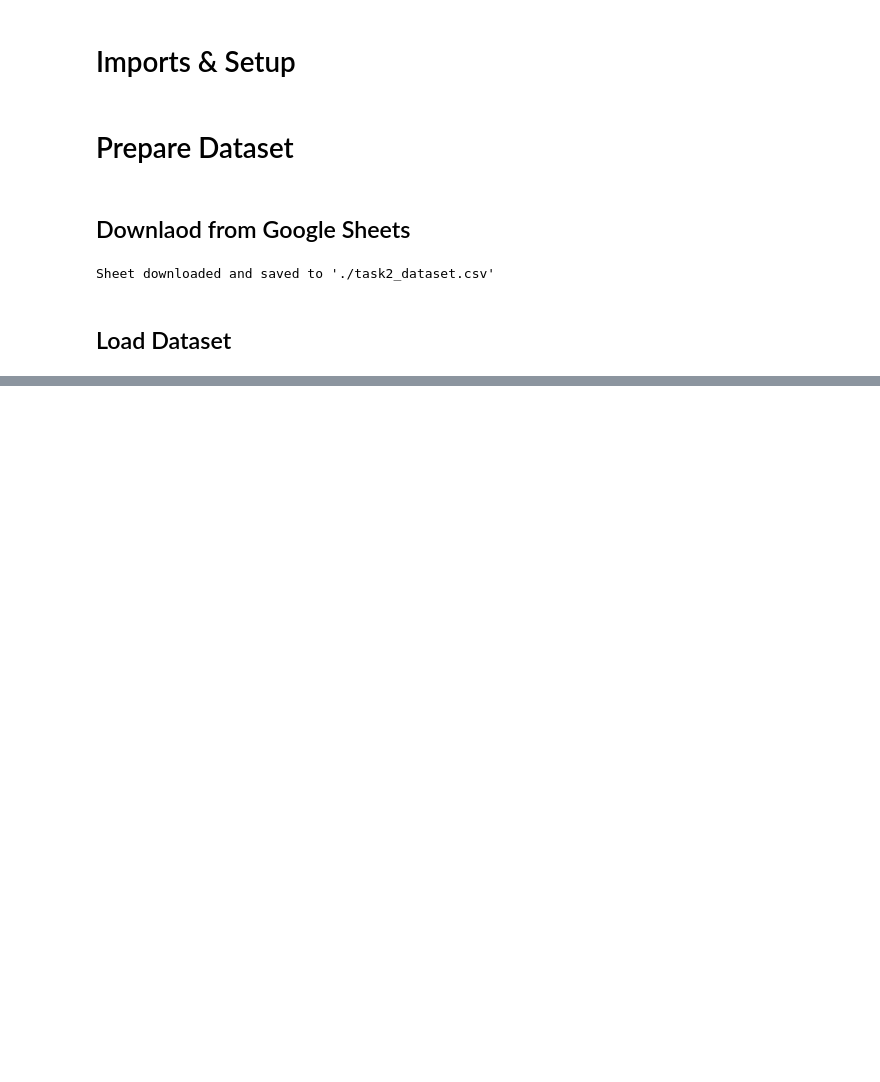
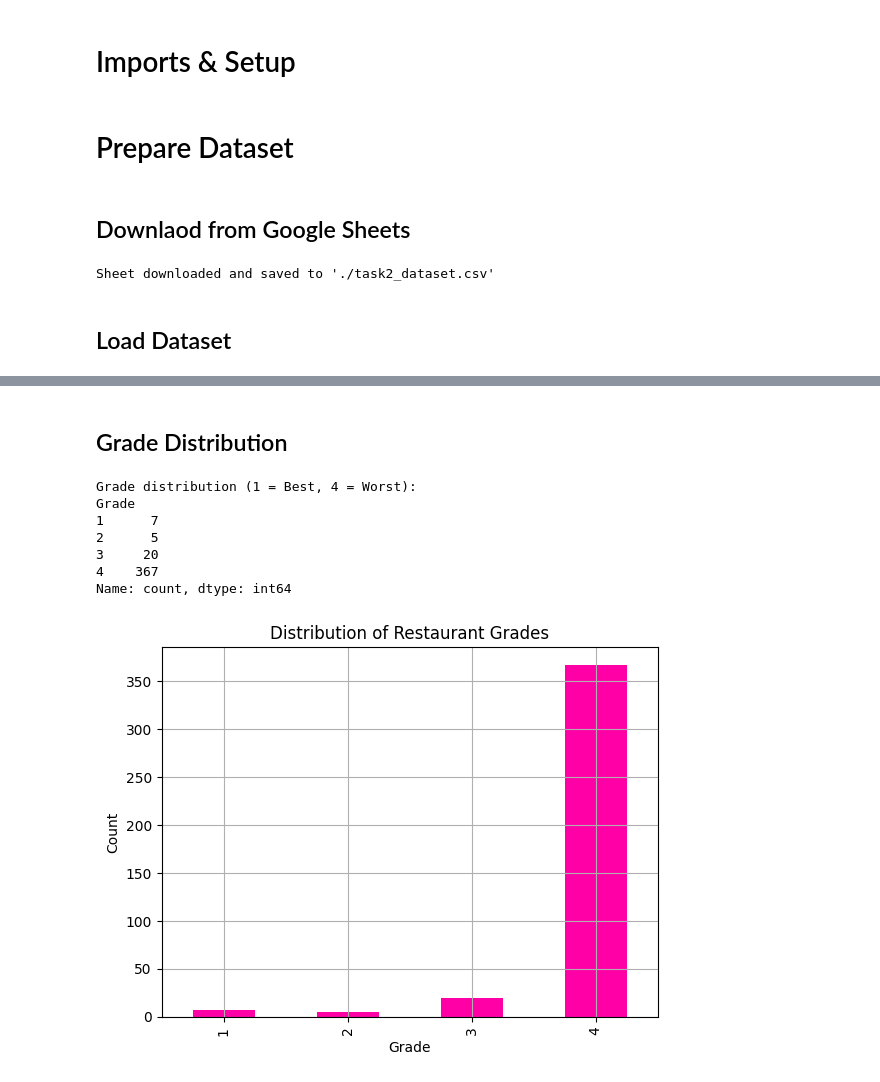
Before and after one commit to amirZZZkiller/snappfood-data-analyst-task, a Jupyter notebook: task 2 - grading model/task2.ipynb, the cells around one changed output, grey strips where cells are left out. Saved outputs shown, nothing was run; the diff lists cells and outputs as text; code cells hidden in the pictures; blank space fills up the shorter version.

```diff
--- a/task 2 - grading model/task2.ipynb
+++ b/task 2 - grading model/task2.ipynb
@@ -72,0 +142,25 @@ df.head()
+# %% [markdown]
+## Grade Distribution
+# %%
+# Count and visualize grade frequency
+grade_counts = df['Grade'].value_counts().sort_index()
+
+print("Grade distribution (1 = Best, 4 = Worst):")
+print(grade_counts)
+
+# Plot
+grade_counts.plot(kind='bar', color='#FF00A6')
+plt.title("Distribution of Restaurant Grades")
+plt.xlabel("Grade")
+plt.ylabel("Count")
+plt.grid(True)
+plt.show()
+# %% [output]
+Grade distribution (1 = Best, 4 = Worst):
+Grade
+1      7
+2      5
+3     20
+4    367
+Name: count, dtype: int64
+[figure, added]
```
Also changed, not shown: parts of 24 cells of this notebook.
